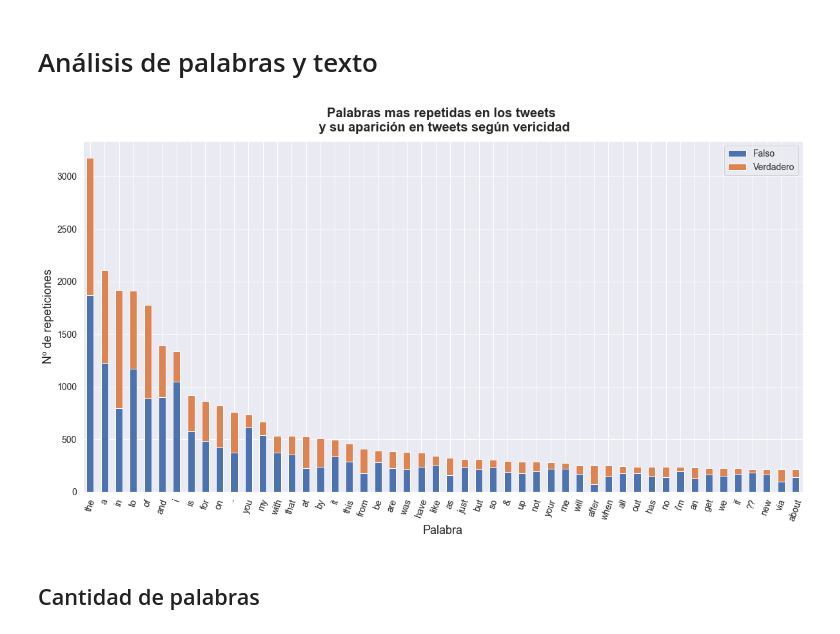
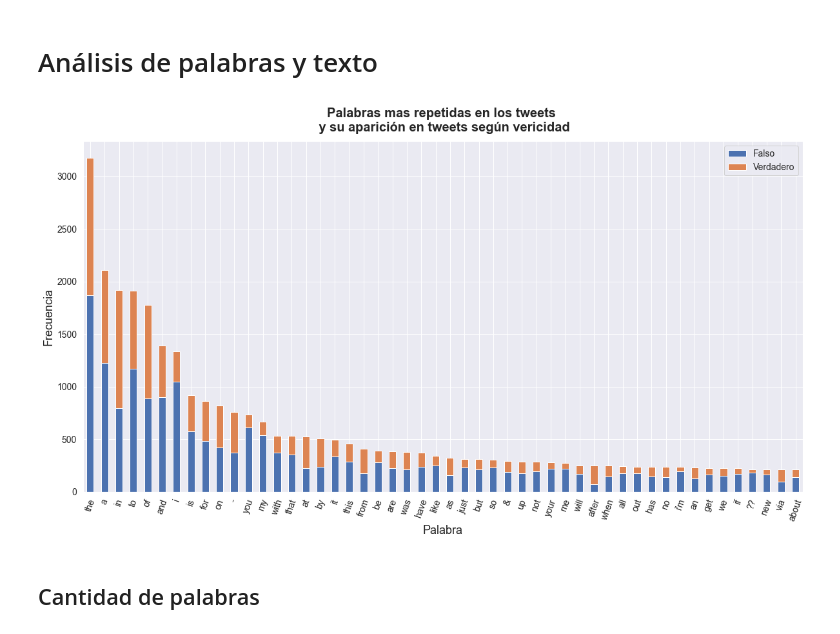
Before and after one commit to tporganizaciondedatos1c2020/TP1, a Jupyter notebook: AnalisisDePalabras.ipynb, the cells around one changed output. Cells and saved outputs as stored; diff of their text form; code cells hidden in the pictures.

```diff
--- a/AnalisisDePalabras.ipynb
+++ b/AnalisisDePalabras.ipynb
@@ -36,35 +20,35 @@ dataset['cant_parrafos'] = dataset.text.str.count('\n') + 1
 
 grupoPalabrasVeracidad = dataset.groupby(['texto_normalizado', 'target']).agg({'text':'count'})
 grupoPalabrasVeracidad = grupoPalabrasVeracidad.reset_index()[['texto_normalizado', 'target']]
 
 
 #Ponemos cada palabra como una fila y le asignamos un 1 para poder hacer la suma
 grupoPalabrasVeracidad = grupoPalabrasVeracidad.assign(\
     texto_normalizado=grupoPalabrasVeracidad.texto_normalizado.str.lower().str.split()).\
     explode('texto_normalizado')
 
 grupoPalabrasVeracidad['repeticiones'] = 1
 
 
 # Hacemos un pivot de la tabla para ver los resultados de mejor manera
 grupoPalabrasVeracidad = grupoPalabrasVeracidad.pivot_table(index = 'texto_normalizado',\
         columns = 'target', values = 'repeticiones', fill_value = 0, aggfunc = 'sum')
 grupoPalabrasVeracidad.columns = ['Falso', 'Verdadero']
 grupoPalabrasVeracidad['Total'] = grupoPalabrasVeracidad.Falso + grupoPalabrasVeracidad.Verdadero
 grupoPalabrasVeracidad = grupoPalabrasVeracidad.sort_values(by = 'Total', ascending=False)
 grupoPalabrasVeracidad = grupoPalabrasVeracidad.drop(columns = ['Total'])
 
 fig, ax = plt.subplots()
 
 grupoPalabrasVeracidad[:50].plot.bar(ax = ax, stacked = True)
 
-plt.ylabel('Nº de repeticiones')
+plt.ylabel('Frecuencia')
 plt.xlabel("Palabra")
 plt.xticks(rotation=70)
 plt.title('Palabras mas repetidas en los tweets \n y su aparición en tweets según vericidad', pad = 15)
 plt.show()
 # %% [output]
-[figure, old version]
+[figure, new version]
 # %% [markdown]
 ## Cantidad de palabras
 # %%
```
Also changed, not shown: parts of 8 cells of this notebook, 3 other files.
